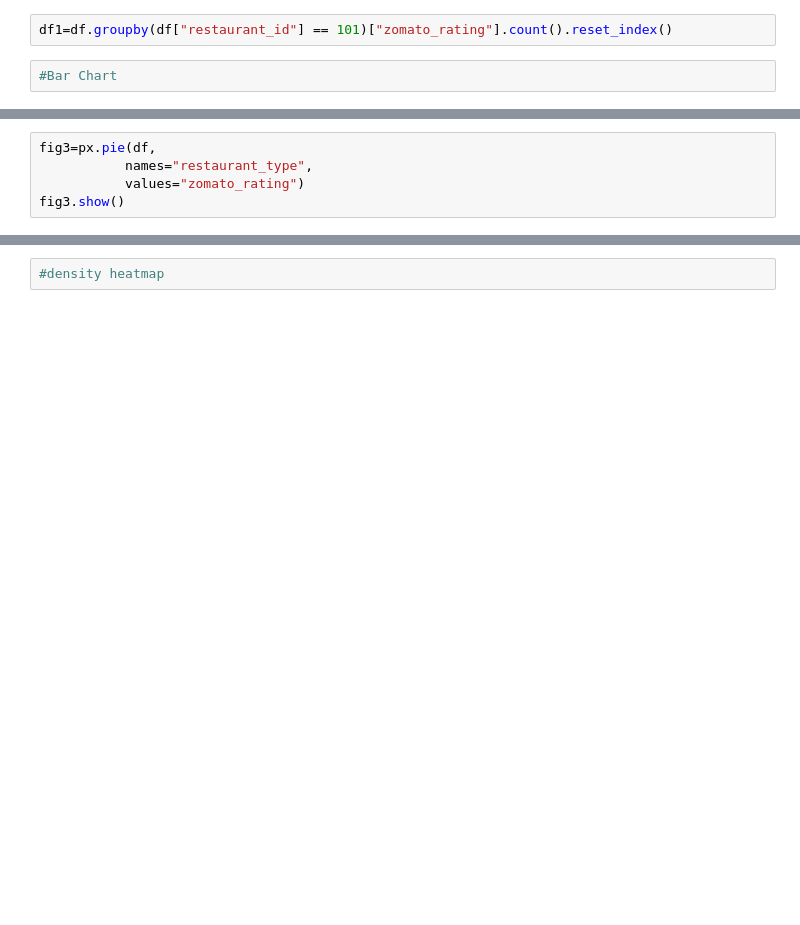
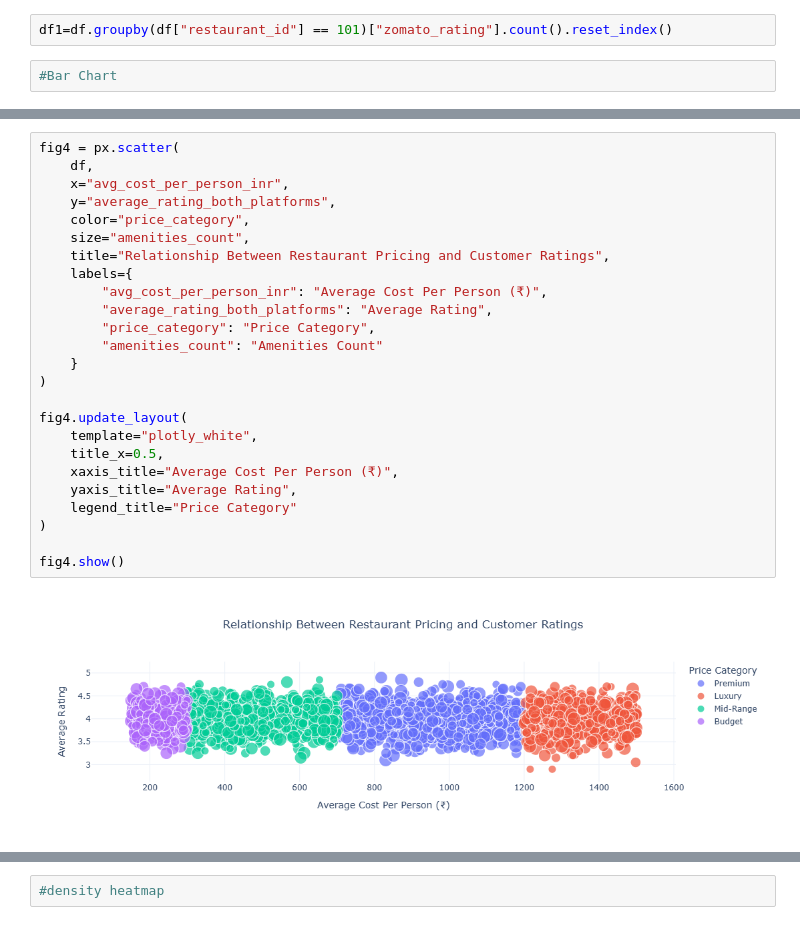
Before and after one commit to parneetk0409-ops/Swiggy-vs-Zomato-Platform-Comparison-and-Analysis, a Jupyter notebook: MyProject.ipynb, the cells around one changed output, grey strips where cells are left out. Drawn from its saved outputs; the diff is of its cells as text; blank space fills up the shorter version.

```diff
--- a/MyProject.ipynb
+++ b/MyProject.ipynb
@@ -123,6 +225,28 @@ fig.show()
 # %%
-fig3=px.pie(df,
-           names="restaurant_type",
-           values="zomato_rating")
-fig3.show()
+fig4 = px.scatter(
+    df,
+    x="avg_cost_per_person_inr",
+    y="average_rating_both_platforms",
+    color="price_category",
+    size="amenities_count",
+    title="Relationship Between Restaurant Pricing and Customer Ratings",
+    labels={
+        "avg_cost_per_person_inr": "Average Cost Per Person (₹)",
+        "average_rating_both_platforms": "Average Rating",
+        "price_category": "Price Category",
+        "amenities_count": "Amenities Count"
+    }
+)
+
+fig4.update_layout(
+    template="plotly_white",
+    title_x=0.5,
+    xaxis_title="Average Cost Per Person (₹)",
+    yaxis_title="Average Rating",
+    legend_title="Price Category"
+)
+
+fig4.show()
+# %% [output]
+[figure, added]
 # %%
```
Also changed, not shown: parts of 48 cells of this notebook.
